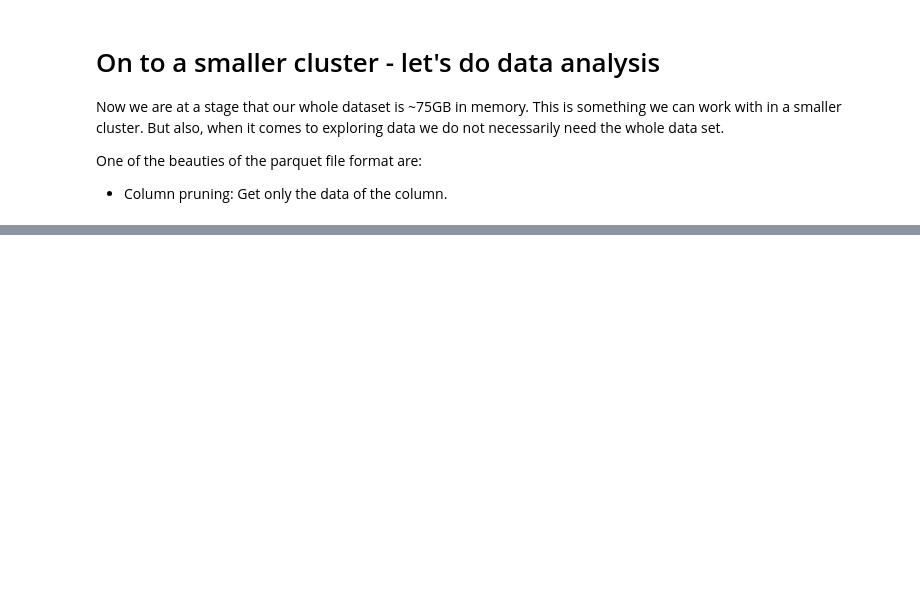
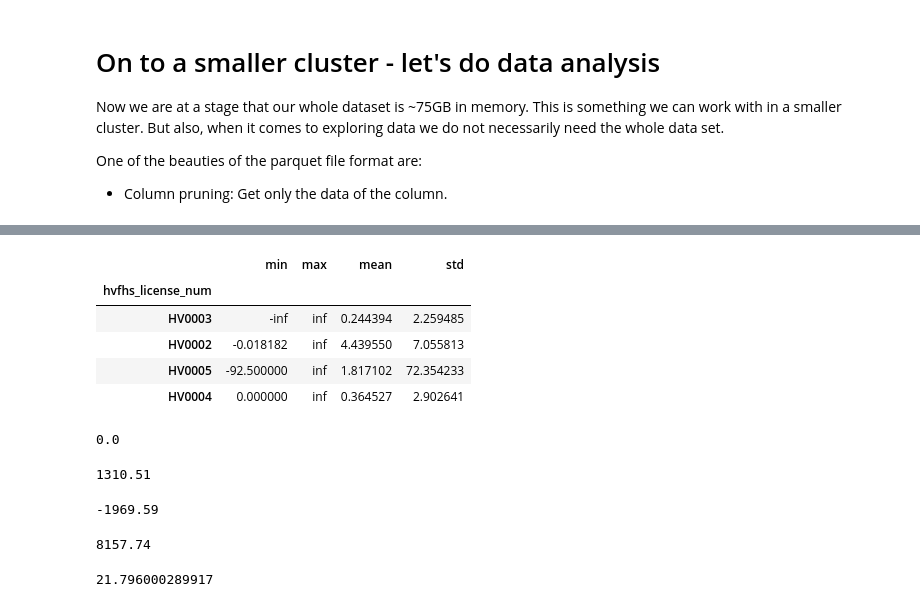
Before and after one commit to coiled/dask-tutorial, a Jupyter notebook: 2-Get_better-at-dask-dataframes.ipynb, the cells around one changed output, grey strips where cells are left out. Saved outputs shown, nothing was run; the diff lists cells and outputs as text; code cells hidden in the pictures; blank space fills up the shorter version.

```diff
--- a/2-Get_better-at-dask-dataframes.ipynb
+++ b/2-Get_better-at-dask-dataframes.ipynb
@@ -264,0 +466,29 @@ df.head()
+# %%
+df_small.loc[lambda x: x.tip_flag].groupby('hvfhs_license_num').dolars_per_mile.agg(["min", "max", "mean", "std"]).compute()
+# %% [output]
+|  | min | max | mean | std |
+| hvfhs_license_num |  |  |  |  |
+| HV0003 | -inf | inf | 0.244394 | 2.259485 |
+| HV0002 | -0.018182 | inf | 4.439550 | 7.055813 |
+| HV0005 | -92.500000 | inf | 1.817102 | 72.354233 |
+| HV0004 | 0.000000 | inf | 0.364527 | 2.902641 |
+# %%
+df_small.trip_miles.min().compute()
+# %% [output]
+0.0
+# %%
+df_small.trip_miles.max().compute()
+# %% [output]
+1310.51
+# %%
+df_small.base_passenger_fare.min().compute()
+# %% [output]
+-1969.59
+# %%
+df_small.base_passenger_fare.max().compute()
+# %% [output]
+8157.74
+# %%
+df_small.trip_miles.quantile(0.95).compute()
+# %% [output]
+21.796000289917
```
Also changed, not shown: parts of 49 cells of this notebook, 1 other file.
